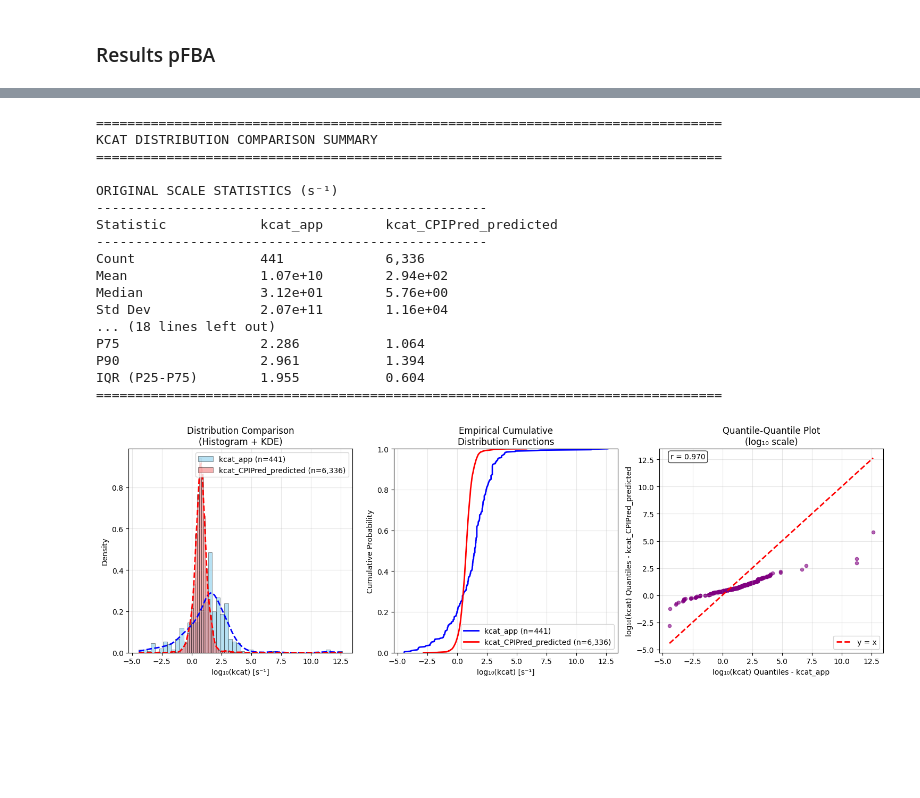
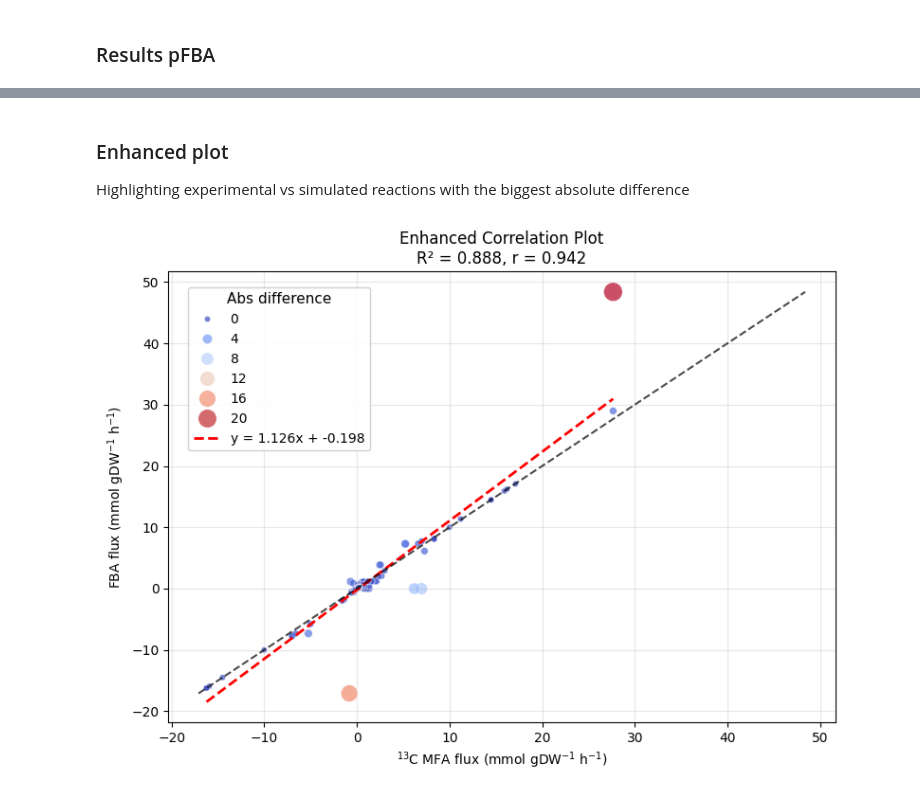
Before and after one commit to lyach/BactoCat, a Jupyter notebook: experiments/ECOMICS_fluxomics.ipynb, the cells around one changed output, grey strips where cells are left out. Cells and saved outputs as stored; diff of their text form; code cells hidden in the pictures; blank space fills up the shorter version.

```diff
--- a/experiments/ECOMICS_fluxomics.ipynb
+++ b/experiments/ECOMICS_fluxomics.ipynb
@@ -935,21 +558,10 @@ IQR (P25-P75)        1.955           1.818
-# %%
-compare_kcat_distribution(df_fluxomics_isozyme, "kcat_app", CPIPred_predictions_df, "kcat_pred", label1="kcat_app", label2="kcat_CPIPred_predicted")
-# %% [output]
-================================================================================
-KCAT DISTRIBUTION COMPARISON SUMMARY
-================================================================================
-
-ORIGINAL SCALE STATISTICS (s⁻¹)
---------------------------------------------------
-Statistic            kcat_app        kcat_CPIPred_predicted
---------------------------------------------------
-Count                441             6,336
-Mean                 1.07e+10        2.94e+02
-Median               3.12e+01        5.76e+00
-Std Dev              2.07e+11        1.16e+04
-... (18 lines left out)
-P75                  2.286           1.064
-P90                  2.961           1.394
-IQR (P25-P75)        1.955           0.604
-================================================================================
-[figure, removed]
+# %% [markdown]
+### Enhanced plot
+Highlighting experimental vs simulated reactions with the biggest absolute difference
+# %%
+analyzer = FluxAnalyzer(sorted_df_FBA, 'exp_flux', 'FBA_flux', 'rxn_id')
+
+# Create the enhanced correlation plot
+results = analyzer.plot_correlation_enhanced(xlabel = r"$^{13}$C MFA flux (mmol gDW$^{-1}$ h$^{-1}$)", ylabel=r"FBA flux (mmol gDW$^{-1}$ h$^{-1}$)")
+# %% [output]
+[figure, added]
```
Also changed, not shown: parts of 64 cells of this notebook, 25 other files.
